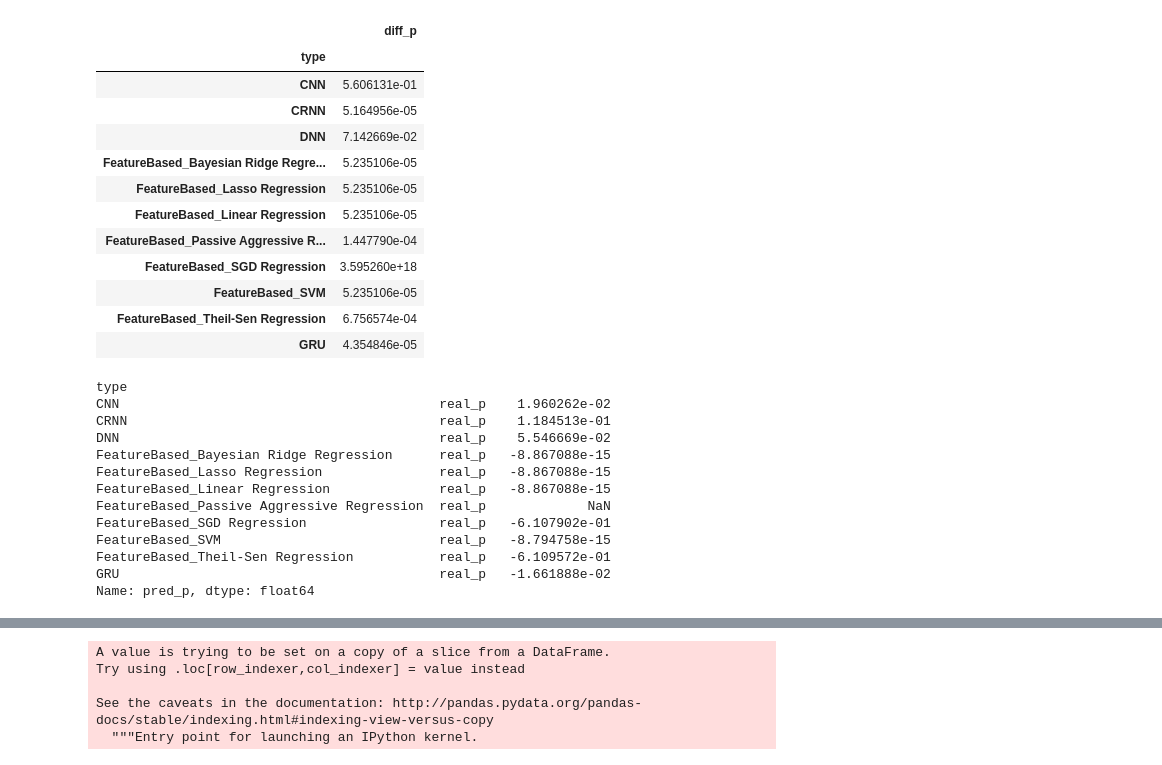
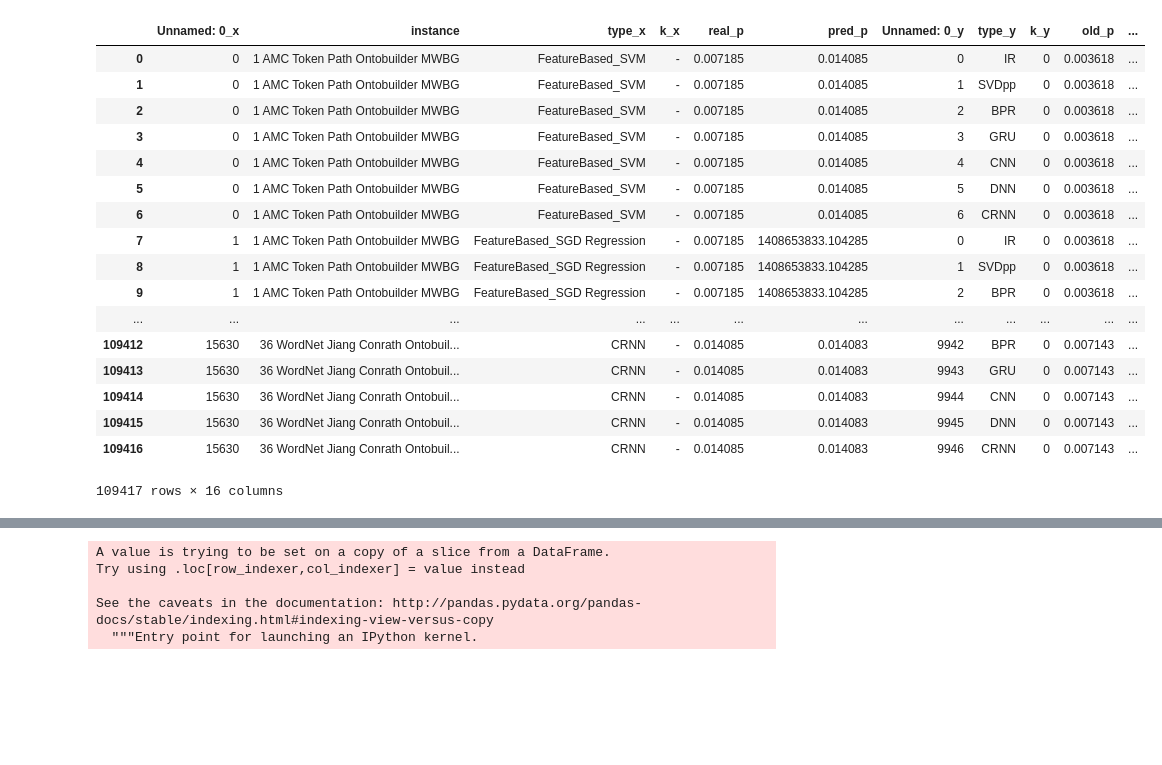
Before and after one commit to shraga89/DSMA, a Jupyter notebook: results/Untitled.ipynb, the cells around one changed output, grey strips where cells are left out. Cells and saved outputs as stored; diff of their text form; code cells hidden in the pictures; blank space fills up the shorter version.

```diff
--- a/results/Untitled.ipynb
+++ b/results/Untitled.ipynb
@@ -12,38 +13,30 @@ res_eval = pd.read_csv(folder + '/eval.csv')
 res_adapt.drop(res_adapt[res_adapt.instance.str.contains('exact')].index, inplace=True)
 res_eval.drop(res_eval[res_eval.instance.str.contains('exact')].index, inplace=True)
 res_adapt_eval.drop(res_adapt_eval[res_adapt_eval.instance.str.contains('exact')].index, inplace=True)
-# %%
-res_eval['diff_p'] = (res_eval['pred_p'] - res_eval['real_p'])
-res_eval['diff_p'] = res_eval['diff_p']*res_eval['diff_p']
-# %%
-res_eval.groupby('type')[['diff_p']].mean()
-# %% [output]
-|  | diff_p |
-| type |  |
-| CNN | 5.606131e-01 |
-| CRNN | 5.164956e-05 |
-| DNN | 7.142669e-02 |
-| FeatureBased_Bayesian Ridge Regre... | 5.235106e-05 |
-| FeatureBased_Lasso Regression | 5.235106e-05 |
-| FeatureBased_Linear Regression | 5.235106e-05 |
-| FeatureBased_Passive Aggressive R... | 1.447790e-04 |
-| FeatureBased_SGD Regression | 3.595260e+18 |
-| FeatureBased_SVM | 5.235106e-05 |
-| FeatureBased_Theil-Sen Regression | 6.756574e-04 |
-| GRU | 4.354846e-05 |
-# %%
-res_eval.groupby('type')[['real_p','pred_p']].corr().iloc[0::2,-1]
-# %% [output]
-type
-CNN                                         real_p    1.960262e-02
-CRNN                                        real_p    1.184513e-01
-DNN                                         real_p    5.546669e-02
-FeatureBased_Bayesian Ridge Regression      real_p   -8.867088e-15
-FeatureBased_Lasso Regression               real_p   -8.867088e-15
-FeatureBased_Linear Regression              real_p   -8.867088e-15
-FeatureBased_Passive Aggressive Regression  real_p             NaN
-FeatureBased_SGD Regression                 real_p   -6.107902e-01
-FeatureBased_SVM                            real_p   -8.794758e-15
-FeatureBased_Theil-Sen Regression           real_p   -6.109572e-01
-GRU                                         real_p   -1.661888e-02
-Name: pred_p, dtype: float64
+# %%
+res_corr = res_eval.merge(res_adapt, left_on='instance', right_on='instance', how='inner')
+# %%
+res_corr = res_corr.fillna(0)
+res_corr['diff_p'] = (res_corr['pred_p'] - res_corr['real_p'])
+res_corr['diff_p'] = res_corr['diff_p']*res_corr['diff_p']
+# %%
+res_corr
+# %% [output]
+|  | Unnamed: 0_x | instance | type_x | k_x | real_p | pred_p | Unnamed: 0_y | type_y | k_y | old_p | ... |
+| 0 | 0 | 1 AMC Token Path Ontobuilder MWBG | FeatureBased_SVM | - | 0.007185 | 0.014085 | 0 | IR | 0 | 0.003618 | ... |
+| 1 | 0 | 1 AMC Token Path Ontobuilder MWBG | FeatureBased_SVM | - | 0.007185 | 0.014085 | 1 | SVDpp | 0 | 0.003618 | ... |
+| 2 | 0 | 1 AMC Token Path Ontobuilder MWBG | FeatureBased_SVM | - | 0.007185 | 0.014085 | 2 | BPR | 0 | 0.003618 | ... |
+| 3 | 0 | 1 AMC Token Path Ontobuilder MWBG | FeatureBased_SVM | - | 0.007185 | 0.014085 | 3 | GRU | 0 | 0.003618 | ... |
+| 4 | 0 | 1 AMC Token Path Ontobuilder MWBG | FeatureBased_SVM | - | 0.007185 | 0.014085 | 4 | CNN | 0 | 0.003618 | ... |
+| 5 | 0 | 1 AMC Token Path Ontobuilder MWBG | FeatureBased_SVM | - | 0.007185 | 0.014085 | 5 | DNN | 0 | 0.003618 | ... |
+| 6 | 0 | 1 AMC Token Path Ontobuilder MWBG | FeatureBased_SVM | - | 0.007185 | 0.014085 | 6 | CRNN | 0 | 0.003618 | ... |
+| 7 | 1 | 1 AMC Token Path Ontobuilder MWBG | FeatureBased_SGD Regression | - | 0.007185 | 1408653833.104285 | 0 | IR | 0 | 0.003618 | ... |
+| 8 | 1 | 1 AMC Token Path Ontobuilder MWBG | FeatureBased_SGD Regression | - | 0.007185 | 1408653833.104285 | 1 | SVDpp | 0 | 0.003618 | ... |
+| 9 | 1 | 1 AMC Token Path Ontobuilder MWBG | FeatureBased_SGD Regression | - | 0.007185 | 1408653833.104285 | 2 | BPR | 0 | 0.003618 | ... |
+| ... | ... | ... | ... | ... | ... | ... | ... | ... | ... | ... | ... |
+| 109412 | 15630 | 36 WordNet Jiang Conrath Ontobuil... | CRNN | - | 0.014085 | 0.014083 | 9942 | BPR | 0 | 0.007143 | ... |
+| 109413 | 15630 | 36 WordNet Jiang Conrath Ontobuil... | CRNN | - | 0.014085 | 0.014083 | 9943 | GRU | 0 | 0.007143 | ... |
+| 109414 | 15630 | 36 WordNet Jiang Conrath Ontobuil... | CRNN | - | 0.014085 | 0.014083 | 9944 | CNN | 0 | 0.007143 | ... |
+| 109415 | 15630 | 36 WordNet Jiang Conrath Ontobuil... | CRNN | - | 0.014085 | 0.014083 | 9945 | DNN | 0 | 0.007143 | ... |
+| 109416 | 15630 | 36 WordNet Jiang Conrath Ontobuil... | CRNN | - | 0.014085 | 0.014083 | 9946 | CRNN | 0 | 0.007143 | ... |
+109417 rows × 16 columns
```
Also changed, not shown: parts of 8 cells of this notebook, 2 other files.
